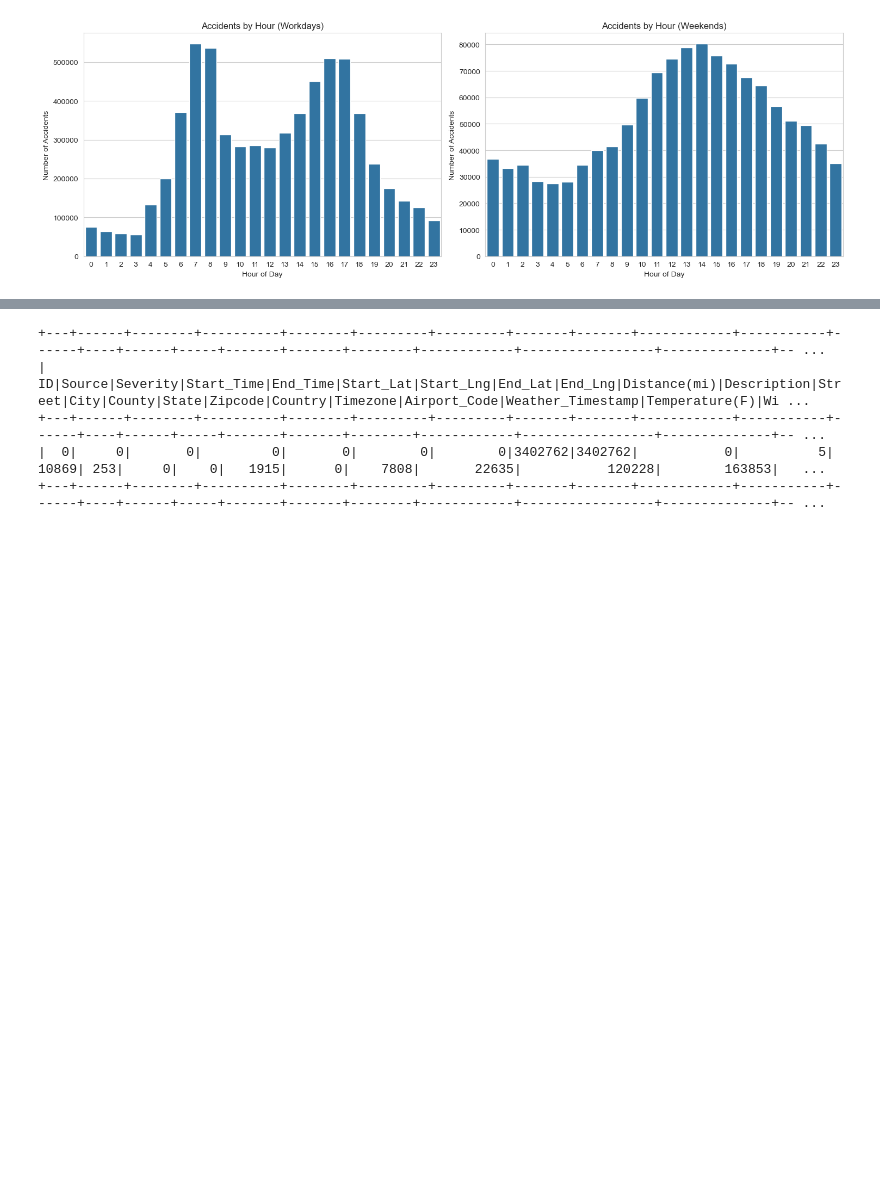
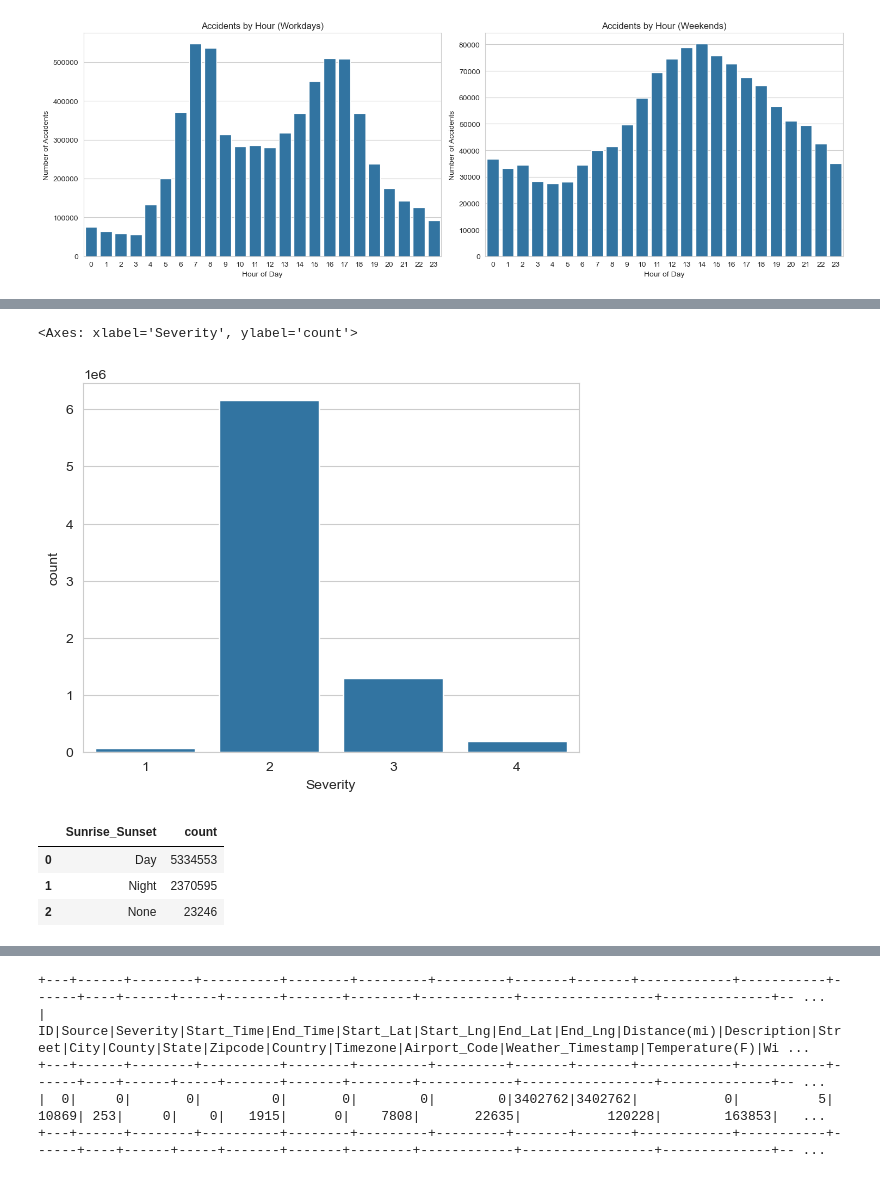
Before and after one commit to ludanortmun/itesm-mna-bigdata, a Jupyter notebook: accidents/us_traffic_accidents.ipynb, the cells around one changed output, grey strips where cells are left out. Saved outputs shown, nothing was run; the diff lists cells and outputs as text; code cells hidden in the pictures; blank space fills up the shorter version.

Commit message:
add counts for severity and sunrise sunset

```diff
--- a/accidents/us_traffic_accidents.ipynb
+++ b/accidents/us_traffic_accidents.ipynb
@@ -204,3 +204,10 @@ ax2.set_ylabel("Number of Accidents")
 plt.tight_layout()
 # %% [output]
 [figure]
+# %%
+count_by_severity = df.groupBy("Severity") \
+    .count() \
+    .orderBy("Severity") \
+    .toPandas()
+
+count_by_severity
@@ -206,0 +220,17 @@ plt.tight_layout()
+# %%
+sns.barplot(data=count_by_severity, x="Severity", y="count")
+# %% [output]
+<Axes: xlabel='Severity', ylabel='count'>
+[figure, added]
+# %%
+count_by_sunrise_sunset = df.groupBy("Sunrise_Sunset") \
+    .count() \
+    .orderBy("count", ascending=False) \
+    .toPandas()
+
+count_by_sunrise_sunset
+# %% [output]
+|  | Sunrise_Sunset | count |
+| 0 | Day | 5334553 |
+| 1 | Night | 2370595 |
+| 2 | None | 23246 |
```
Also changed, not shown: parts of 5 cells of this notebook.
